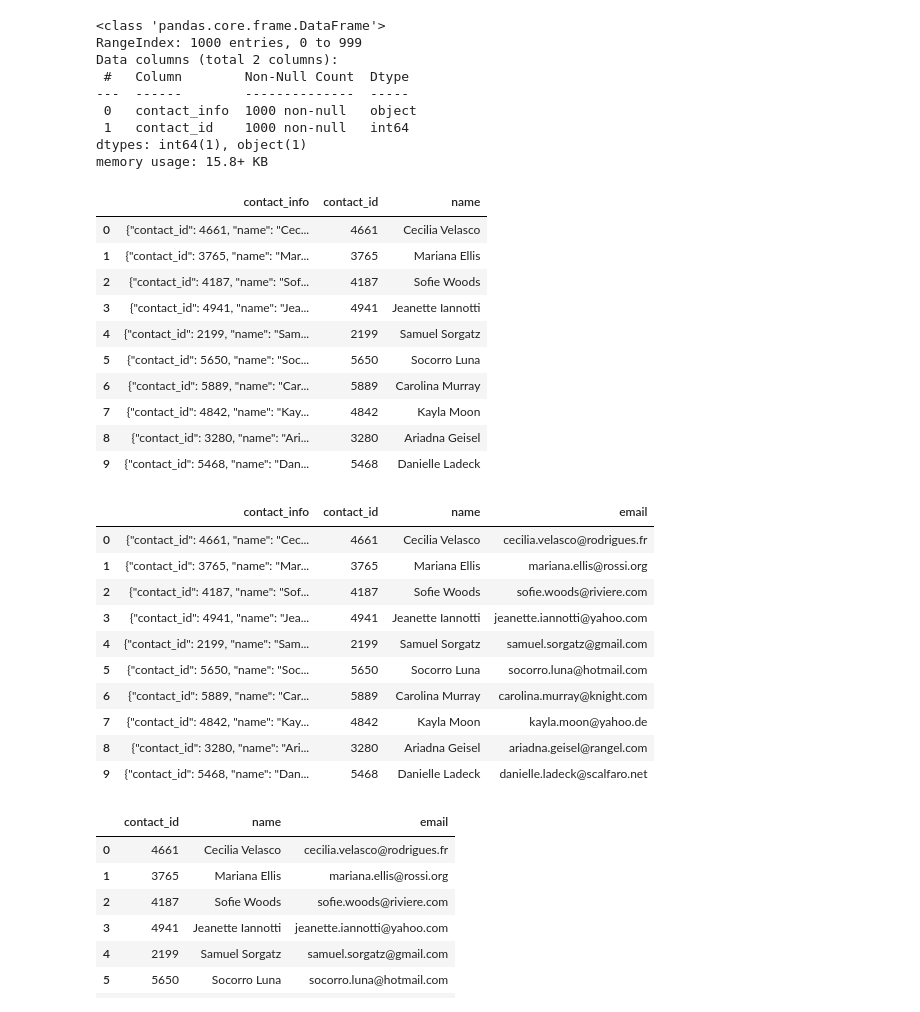
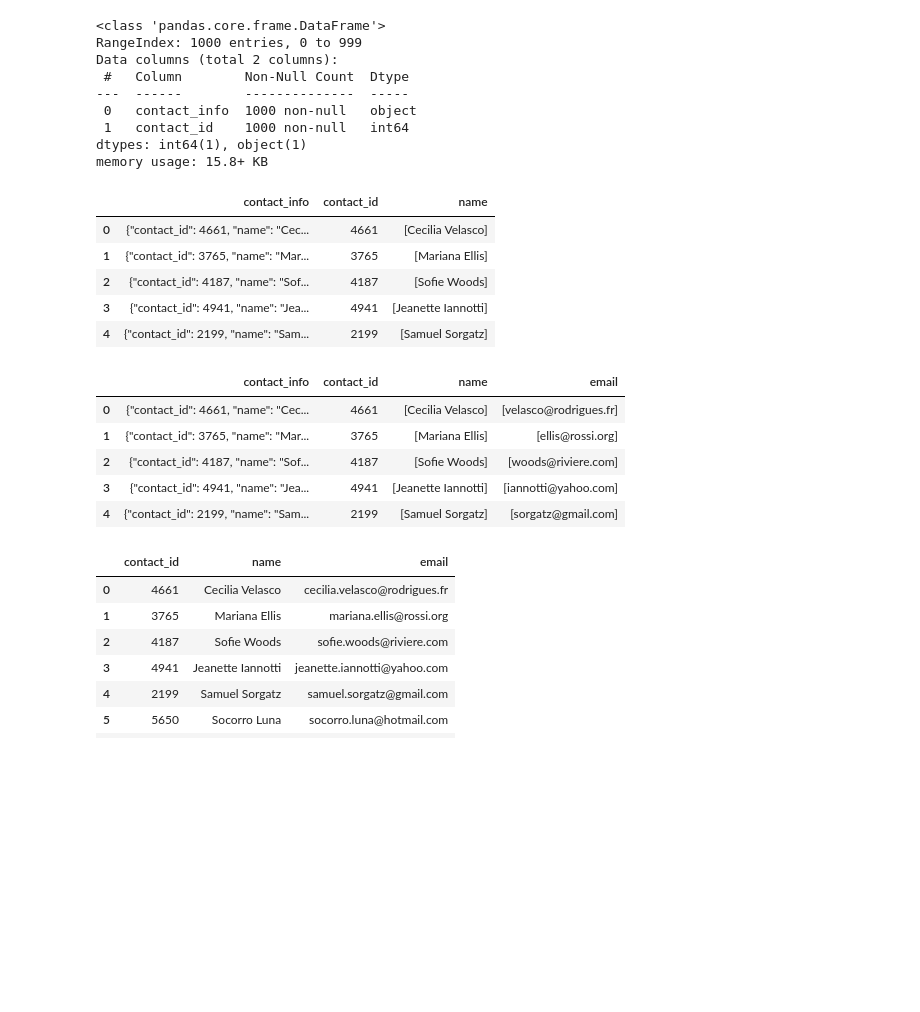
Before and after one commit to WillMcDonald25/ETL_project_workbook, a Jupyter notebook: ETL_Mini_Project_Starter_Code.ipynb, the cells around one changed output. Drawn from its saved outputs; the diff is of its cells as text; code cells hidden in the pictures; blank space fills up the shorter version.

```diff
--- a/ETL_Mini_Project_Starter_Code.ipynb
+++ b/ETL_Mini_Project_Starter_Code.ipynb
@@ -470,0 +468,8 @@ ValueError: dictionary update sequence element #0 has length 1; 2 is required
+# %%
+# Extract the four-digit contact ID number.
+contact_list = contact_info_df_copy.values.tolist()
+contact_ids = []
+for contact in contact_list:
+    contact_ids.append(re.findall('[0-9]{4}', contact[0])[0])
+contact_info_df_copy['contact_id'] = contact_ids
+contact_info_df_copy.head()
@@ -482,6 +495,9 @@ dtypes: object(2)
 memory usage: 15.8+ KB
 # %%
 # Convert the "contact_id" column to an int64 data type.
+import numpy as np
+contact_info_df_copy['contact_id'] = contact_info_df_copy['contact_id'].astype(np.int64)
+contact_info_df_copy.info()
 # %% [output]
 <class 'pandas.core.frame.DataFrame'>
 RangeIndex: 1000 entries, 0 to 999
@@ -494,32 +510,32 @@ dtypes: int64(1), object(1)
 memory usage: 15.8+ KB
 # %%
 # Extract the name of the contact and add it to a new column.
+names = []
+for contact in contact_list:
+    names.append(re.findall("[A-Z][a-z]+\s[A-Z][a-z]+", contact[0]))
+contact_info_df_copy['name'] = names
+contact_info_df_copy.head()
 # %% [output]
 |  | contact_info | contact_id | name |
-| 0 | {"contact_id": 4661, "name": "Cec... | 4661 | Cecilia Velasco |
-| 1 | {"contact_id": 3765, "name": "Mar... | 3765 | Mariana Ellis |
-| 2 | {"contact_id": 4187, "name": "Sof... | 4187 | Sofie Woods |
-| 3 | {"contact_id": 4941, "name": "Jea... | 4941 | Jeanette Iannotti |
-| 4 | {"contact_id": 2199, "name": "Sam... | 2199 | Samuel Sorgatz |
-| 5 | {"contact_id": 5650, "name": "Soc... | 5650 | Socorro Luna |
-| 6 | {"contact_id": 5889, "name": "Car... | 5889 | Carolina Murray |
-| 7 | {"contact_id": 4842, "name": "Kay... | 4842 | Kayla Moon |
-| 8 | {"contact_id": 3280, "name": "Ari... | 3280 | Ariadna Geisel |
-| 9 | {"contact_id": 5468, "name": "Dan... | 5468 | Danielle Ladeck |
+| 0 | {"contact_id": 4661, "name": "Cec... | 4661 | [Cecilia Velasco] |
+| 1 | {"contact_id": 3765, "name": "Mar... | 3765 | [Mariana Ellis] |
+| 2 | {"contact_id": 4187, "name": "Sof... | 4187 | [Sofie Woods] |
+| 3 | {"contact_id": 4941, "name": "Jea... | 4941 | [Jeanette Iannotti] |
+| 4 | {"contact_id": 2199, "name": "Sam... | 2199 | [Samuel Sorgatz] |
 # %%
 # Extract the email from the contacts and add the values to a new column.
+emails = []
+for contact in contact_list:
+    emails.append(re.findall("[A-Za-z]+@[a-z]+\.[a-z]+", contact[0]))
+contact_info_df_copy['email'] = emails
+contact_info_df_copy.head()
 # %% [output]
 |  | contact_info | contact_id | name | email |
-| 0 | {"contact_id": 4661, "name": "Cec... | 4661 | Cecilia Velasco | cecilia.velasco@rodrigues.fr |
-| 1 | {"contact_id": 3765, "name": "Mar... | 3765 | Mariana Ellis | mariana.ellis@rossi.org |
-| 2 | {"contact_id": 4187, "name": "Sof... | 4187 | Sofie Woods | sofie.woods@riviere.com |
-| 3 | {"contact_id": 4941, "name": "Jea... | 4941 | Jeanette Iannotti | jeanette.iannotti@yahoo.com |
-| 4 | {"contact_id": 2199, "name": "Sam... | 2199 | Samuel Sorgatz | samuel.sorgatz@gmail.com |
-| 5 | {"contact_id": 5650, "name": "Soc... | 5650 | Socorro Luna | socorro.luna@hotmail.com |
-| 6 | {"contact_id": 5889, "name": "Car... | 5889 | Carolina Murray | carolina.murray@knight.com |
-| 7 | {"contact_id": 4842, "name": "Kay... | 4842 | Kayla Moon | kayla.moon@yahoo.de |
-| 8 | {"contact_id": 3280, "name": "Ari... | 3280 | Ariadna Geisel | ariadna.geisel@rangel.com |
-| 9 | {"contact_id": 5468, "name": "Dan... | 5468 | Danielle Ladeck | danielle.ladeck@scalfaro.net |
+| 0 | {"contact_id": 4661, "name": "Cec... | 4661 | [Cecilia Velasco] | [velasco@rodrigues.fr] |
+| 1 | {"contact_id": 3765, "name": "Mar... | 3765 | [Mariana Ellis] | [ellis@rossi.org] |
+| 2 | {"contact_id": 4187, "name": "Sof... | 4187 | [Sofie Woods] | [woods@riviere.com] |
+| 3 | {"contact_id": 4941, "name": "Jea... | 4941 | [Jeanette Iannotti] | [iannotti@yahoo.com] |
+| 4 | {"contact_id": 2199, "name": "Sam... | 2199 | [Samuel Sorgatz] | [sorgatz@gmail.com] |
 # %%
 # Create a copy of the contact_info_df with the 'contact_id', 'name', 'email' columns.
 # %% [output]
```
Also changed, not shown: parts of 4 cells of this notebook.
